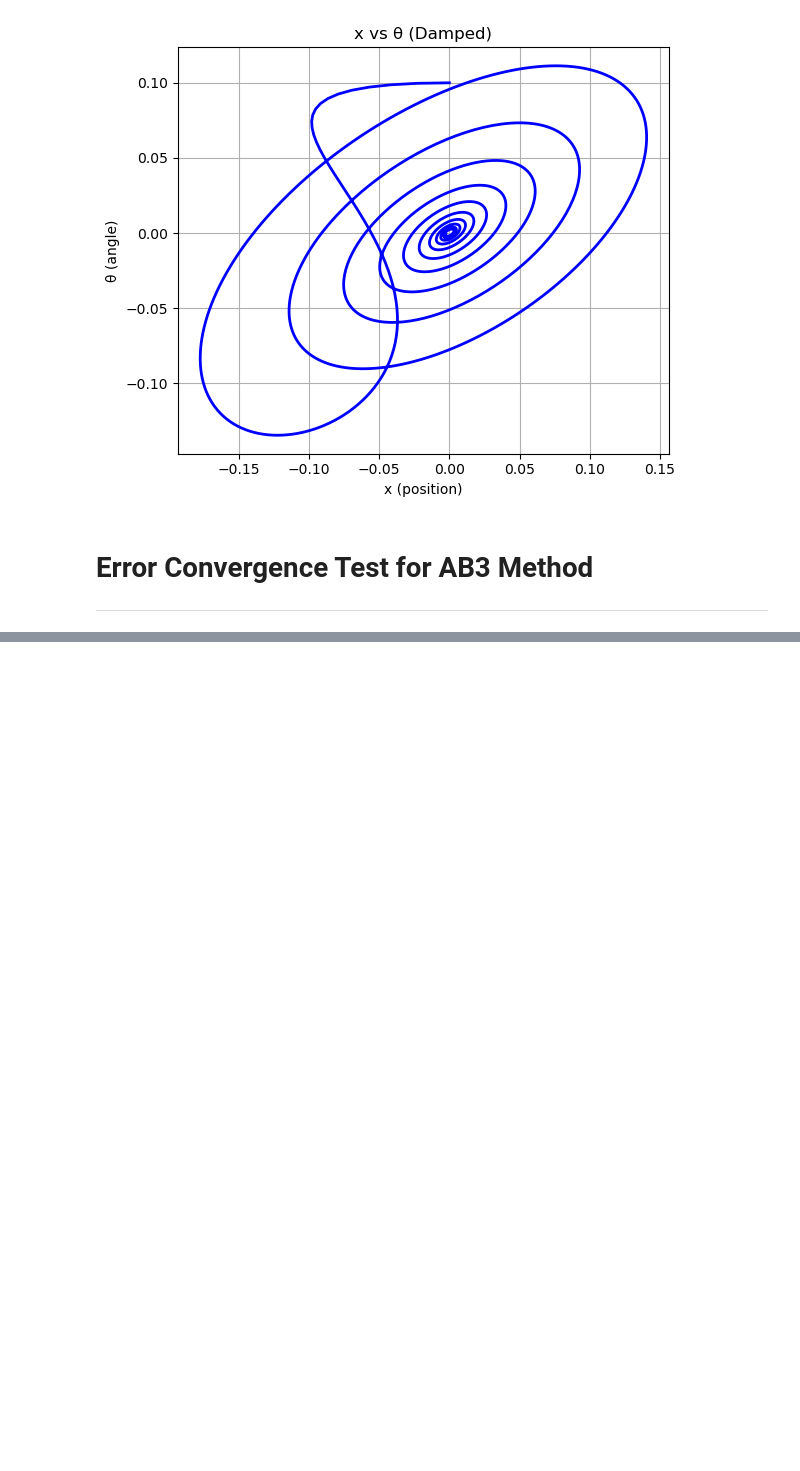
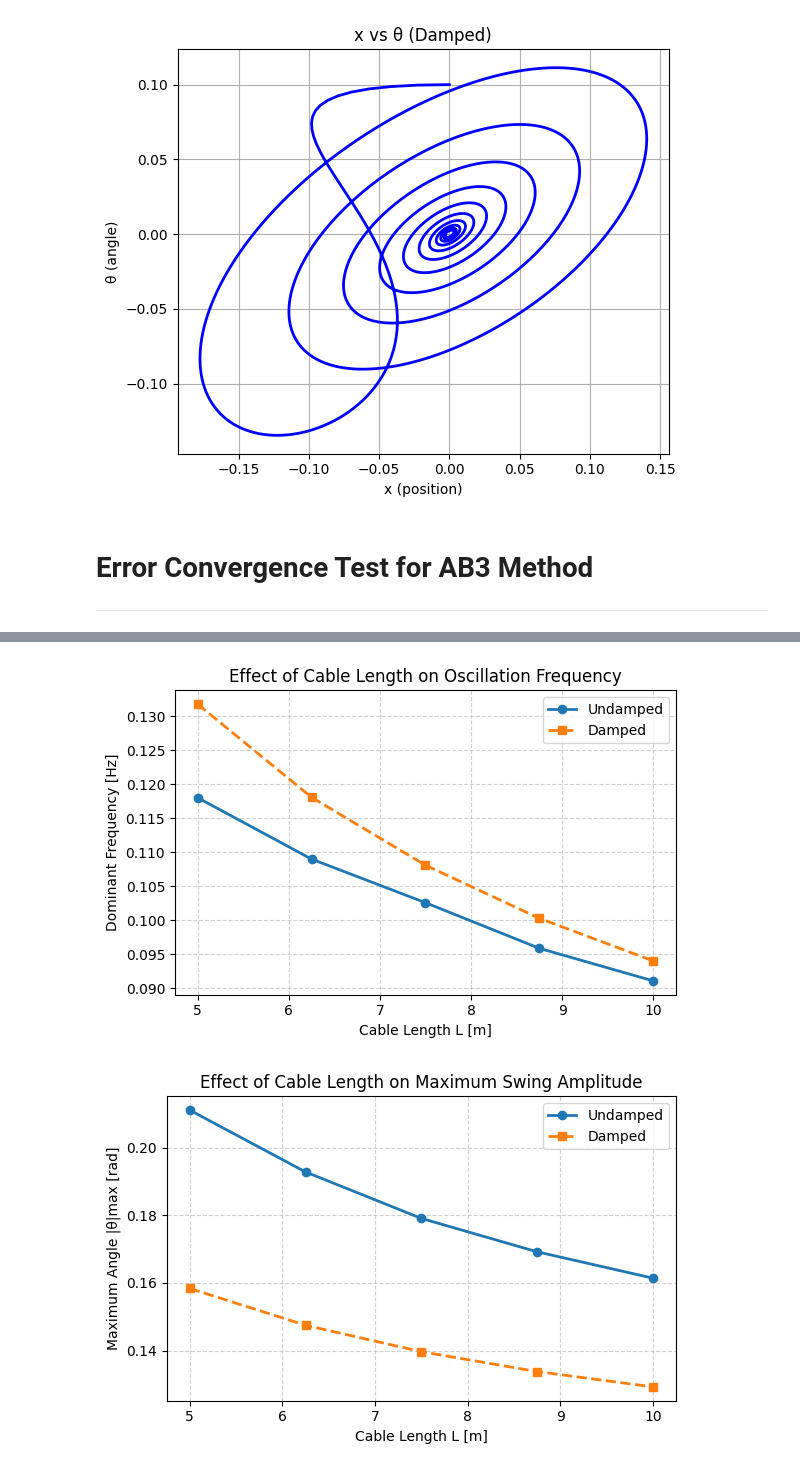
Before and after one commit to elijah-lewis5/AE370-Project-1, a Jupyter notebook: main_matthew.ipynb, the cells around one changed output, grey strips where cells are left out. Cells and saved outputs as stored; diff of their text form; code cells hidden in the pictures; blank space fills up the shorter version.

```diff
--- a/main_matthew.ipynb
+++ b/main_matthew.ipynb
@@ -221,0 +119,32 @@ plot_energy_partition_vs_k(results_k)
+# %%
+### Q1: Effect of Cable Length on Coupled Dynamics
+
+import numpy as np
+from source.numerical_methods import ab3_solve, euler_forward  # whichever you want to use
+from source.eoms2 import sweep_length_effect
+from source.plotting_utils2 import (
+    plot_frequency_vs_length,
+    plot_amplitude_vs_length,
+    plot_phase_comparison
+)
+
+# Initial state (keep your existing choice)
+# u0 = [0, -0.5, 0.1, 0]  # example you showed earlier
+
+# Simulation controls (match what you used above)
+dt = 0.05
+t_final = 100.0
+
+# Length sweep
+L_values = np.linspace(5.0, 10.0, 5)
+
+# Pick your integrator: ab3_solve or euler_forward
+results = sweep_length_effect(L_values, ab3_solve, u0, dt, t_final)
+
+# Figures
+plot_frequency_vs_length(results)
+plot_amplitude_vs_length(results)
+plot_phase_comparison(results, [L_values[0], L_values[-1]])
+# %% [output]
+[figure, added]
+[figure, added]
```
Also changed, not shown: parts of 9 cells of this notebook, 1 other file.
